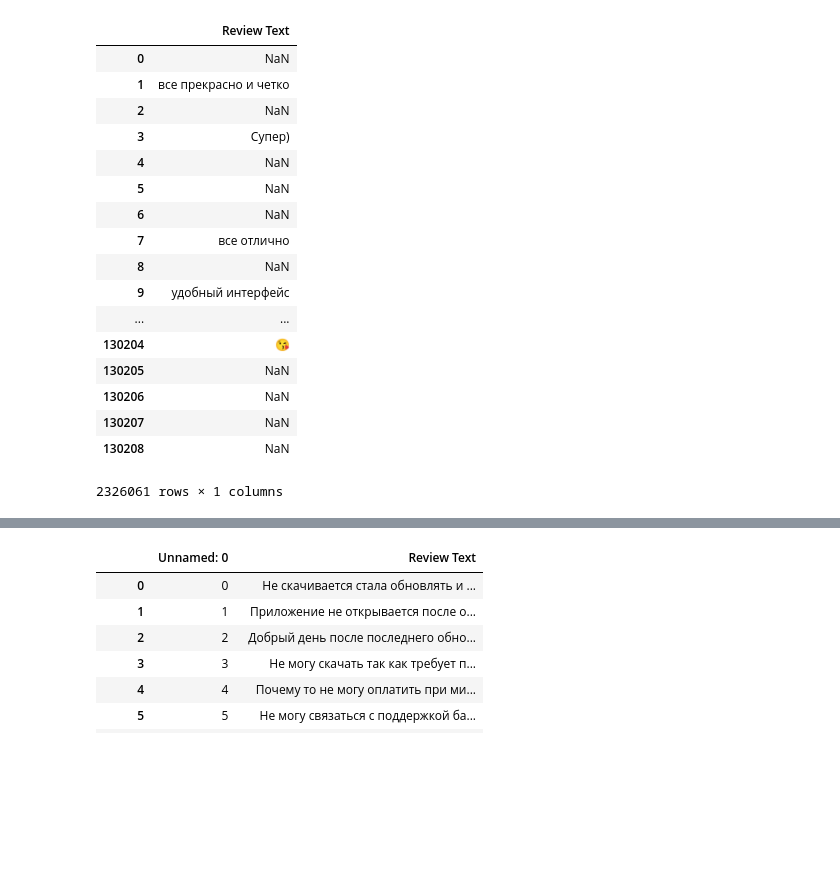
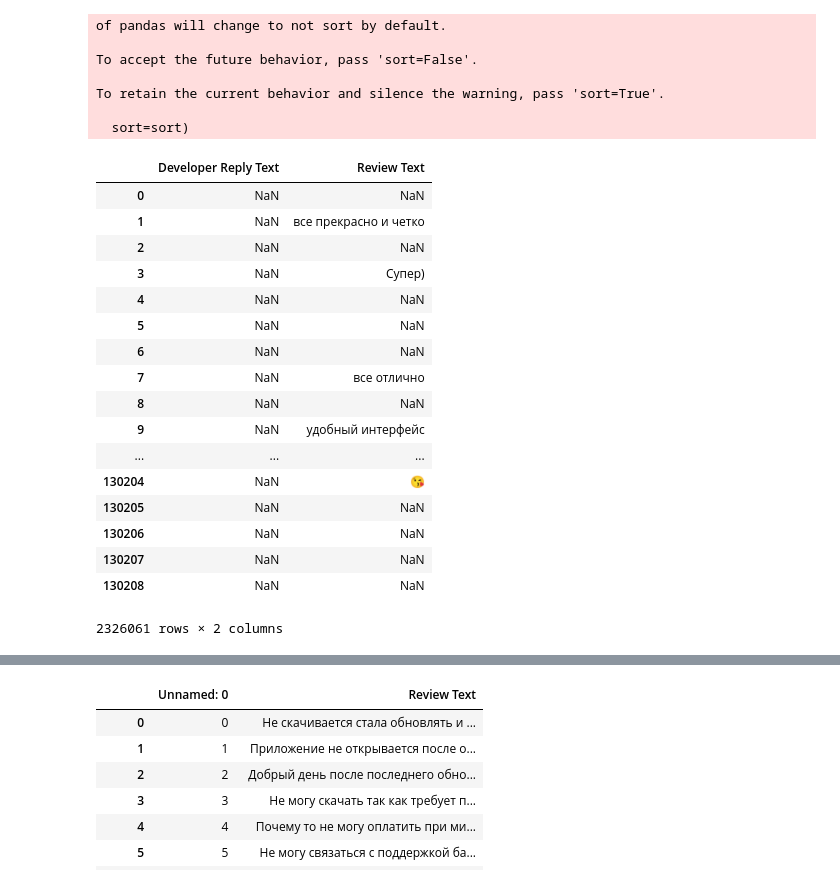
Before and after one commit to MaximDmitrievich/SberOnline, a Jupyter notebook: Code/Transform.ipynb, the cells around one changed output, grey strips where cells are left out. Cells and saved outputs as stored; diff of their text form; code cells hidden in the pictures; blank space fills up the shorter version.

```diff
--- a/Code/Transform.ipynb
+++ b/Code/Transform.ipynb
@@ -23,6 +23,7 @@ google_link = '../../Datasets/SberHack/Task2/Comments/gp/'
 app_store_df = pd.read_csv(apple_link)
 cols = app_store_df.columns.to_list()
 cols.remove('Review')
+cols.remove('Developer Reply')
 app_store_df = app_store_df.drop(cols, axis=1)
 app_store_df = app_store_df.rename(columns={'Review':'Review Text'})
 app_store_df
@@ -48,33 +49,41 @@ app_store_df
 # %%
 google_df = pd.DataFrame({'Review Text':[]})
 
 for d in os.listdir(google_link):
     g_df = pd.read_csv(google_link + d, sep=',')
     cols = g_df.columns.to_list()
     cols.remove('Review Text')
+    cols.remove('Developer Reply Text')
     g_df = g_df.drop(cols, axis=1)
     google_df = google_df.append(g_df)
 
 google_df
 # %% [output]
+of pandas will change to not sort by default.
+
+To accept the future behavior, pass 'sort=False'.
+
+To retain the current behavior and silence the warning, pass 'sort=True'.
+
+  sort=sort)
-|  | Review Text |
-| 0 | NaN |
-| 1 | все прекрасно и четко |
-| 2 | NaN |
-| 3 | Супер) |
-| 4 | NaN |
-| 5 | NaN |
-| 6 | NaN |
-| 7 | все отлично |
-| 8 | NaN |
-| 9 | удобный интерфейс |
-| ... | ... |
-| 130204 | 😘 |
-| 130205 | NaN |
-| 130206 | NaN |
-| 130207 | NaN |
-| 130208 | NaN |
+|  | Developer Reply Text | Review Text |
+| 0 | NaN | NaN |
+| 1 | NaN | все прекрасно и четко |
+| 2 | NaN | NaN |
+| 3 | NaN | Супер) |
+| 4 | NaN | NaN |
+| 5 | NaN | NaN |
+| 6 | NaN | NaN |
+| 7 | NaN | все отлично |
+| 8 | NaN | NaN |
+| 9 | NaN | удобный интерфейс |
+| ... | ... | ... |
+| 130204 | NaN | 😘 |
+| 130205 | NaN | NaN |
+| 130206 | NaN | NaN |
+| 130207 | NaN | NaN |
+| 130208 | NaN | NaN |
-2326061 rows × 1 columns
+2326061 rows × 2 columns
 # %%
 google_df = google_df.dropna()
 google_df
```
Also changed, not shown: parts of 7 cells of this notebook, 2 other files.
